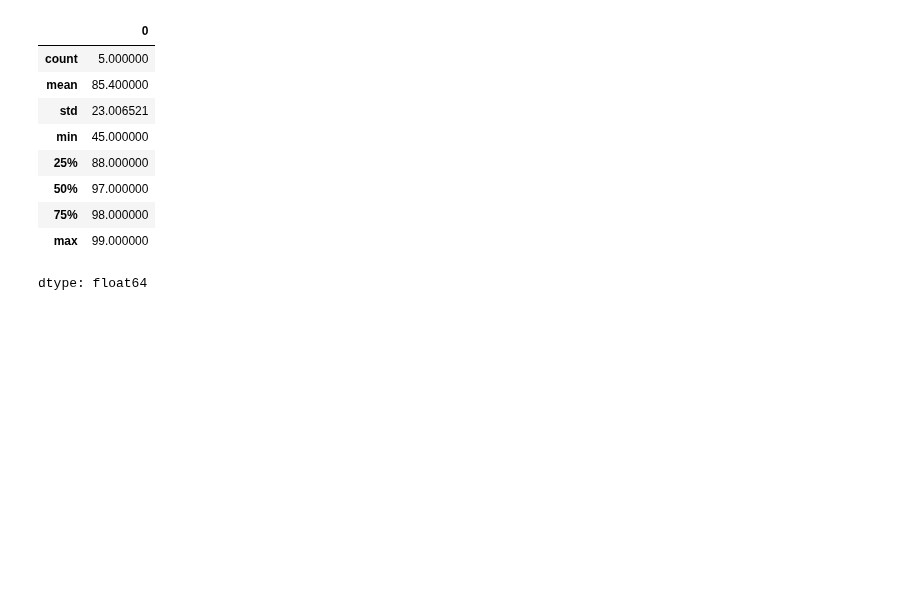
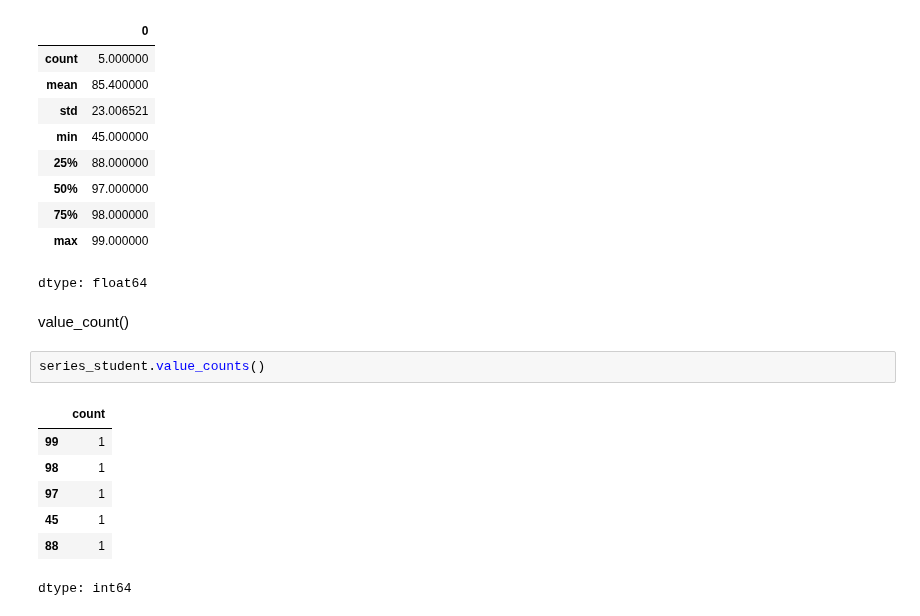
Before and after one commit to Rishabh9559/Data_science, a Jupyter notebook: python/Pandas.ipynb, the cells around one changed output. Drawn from its saved outputs; the diff is of its cells as text; blank space fills up the shorter version.

```diff
--- a/python/Pandas.ipynb
+++ b/python/Pandas.ipynb
@@ -270,3 +276,15 @@ series_student.describe() # display all statistics data
 | 75% | 98.000000 |
 | max | 99.000000 |
 dtype: float64
+# %% [markdown]
+value_count()
+# %%
+series_student.value_counts()
+# %% [output]
+|  | count |
+| 99 | 1 |
+| 98 | 1 |
+| 97 | 1 |
+| 45 | 1 |
+| 88 | 1 |
+dtype: int64
```
Also changed, not shown: parts of 7 cells of this notebook.
